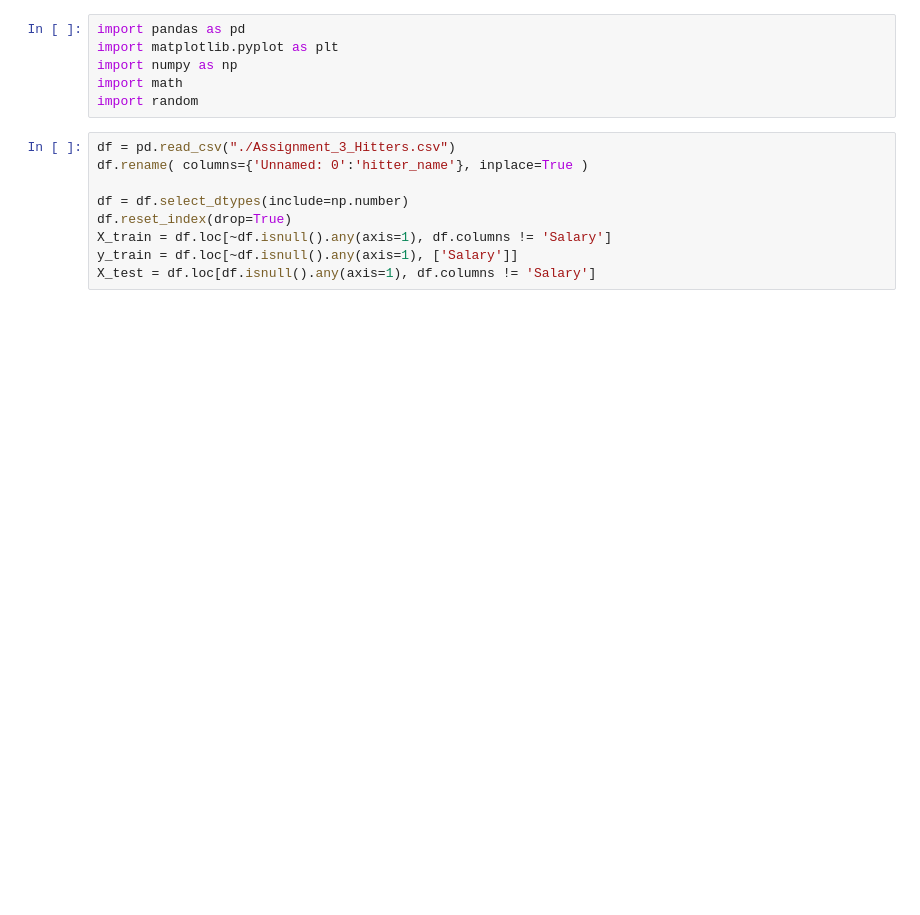
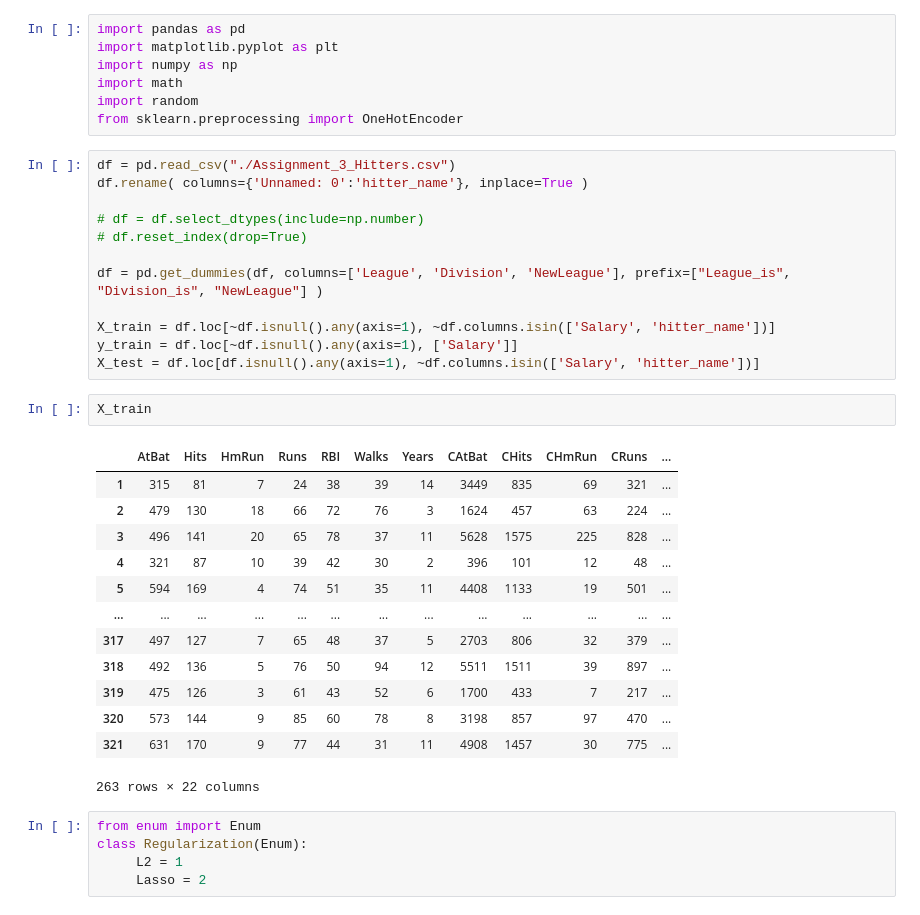
Before and after one commit to GuptaNavdeep1983/CS688, a Jupyter notebook: 767_assignment3.ipynb, the cells around one changed output. Cells and saved outputs as stored; diff of their text form; blank space fills up the shorter version.

```diff
--- a/767_assignment3.ipynb
+++ b/767_assignment3.ipynb
@@ -6,15 +6,40 @@ import matplotlib.pyplot as plt
 import numpy as np
 import math
 import random
+from sklearn.preprocessing import OneHotEncoder
 # %%
 df = pd.read_csv("./Assignment_3_Hitters.csv")
 df.rename( columns={'Unnamed: 0':'hitter_name'}, inplace=True )
 
-df = df.select_dtypes(include=np.number)
-df.reset_index(drop=True)
-X_train = df.loc[~df.isnull().any(axis=1), df.columns != 'Salary']
+# df = df.select_dtypes(include=np.number)
+# df.reset_index(drop=True)
+
+df = pd.get_dummies(df, columns=['League', 'Division', 'NewLeague'], prefix=["League_is", "Division_is", "NewLeague"] )
+
+X_train = df.loc[~df.isnull().any(axis=1), ~df.columns.isin(['Salary', 'hitter_name'])]
 y_train = df.loc[~df.isnull().any(axis=1), ['Salary']]
-X_test = df.loc[df.isnull().any(axis=1), df.columns != 'Salary']
+X_test = df.loc[df.isnull().any(axis=1), ~df.columns.isin(['Salary', 'hitter_name'])]
+# %%
+X_train
+# %% [output]
+|  | AtBat | Hits | HmRun | Runs | RBI | Walks | Years | CAtBat | CHits | CHmRun | CRuns | ... |
+| 1 | 315 | 81 | 7 | 24 | 38 | 39 | 14 | 3449 | 835 | 69 | 321 | ... |
+| 2 | 479 | 130 | 18 | 66 | 72 | 76 | 3 | 1624 | 457 | 63 | 224 | ... |
+| 3 | 496 | 141 | 20 | 65 | 78 | 37 | 11 | 5628 | 1575 | 225 | 828 | ... |
+| 4 | 321 | 87 | 10 | 39 | 42 | 30 | 2 | 396 | 101 | 12 | 48 | ... |
+| 5 | 594 | 169 | 4 | 74 | 51 | 35 | 11 | 4408 | 1133 | 19 | 501 | ... |
+| ... | ... | ... | ... | ... | ... | ... | ... | ... | ... | ... | ... | ... |
+| 317 | 497 | 127 | 7 | 65 | 48 | 37 | 5 | 2703 | 806 | 32 | 379 | ... |
+| 318 | 492 | 136 | 5 | 76 | 50 | 94 | 12 | 5511 | 1511 | 39 | 897 | ... |
+| 319 | 475 | 126 | 3 | 61 | 43 | 52 | 6 | 1700 | 433 | 7 | 217 | ... |
+| 320 | 573 | 144 | 9 | 85 | 60 | 78 | 8 | 3198 | 857 | 97 | 470 | ... |
+| 321 | 631 | 170 | 9 | 77 | 44 | 31 | 11 | 4908 | 1457 | 30 | 775 | ... |
+263 rows × 22 columns
+# %%
+from enum import Enum
+class Regularization(Enum):
+     L2 = 1
+     Lasso = 2
 # %%
 def predict(row, weights, bias):
   output = bias
```
Also changed, not shown: parts of 5 cells of this notebook.
